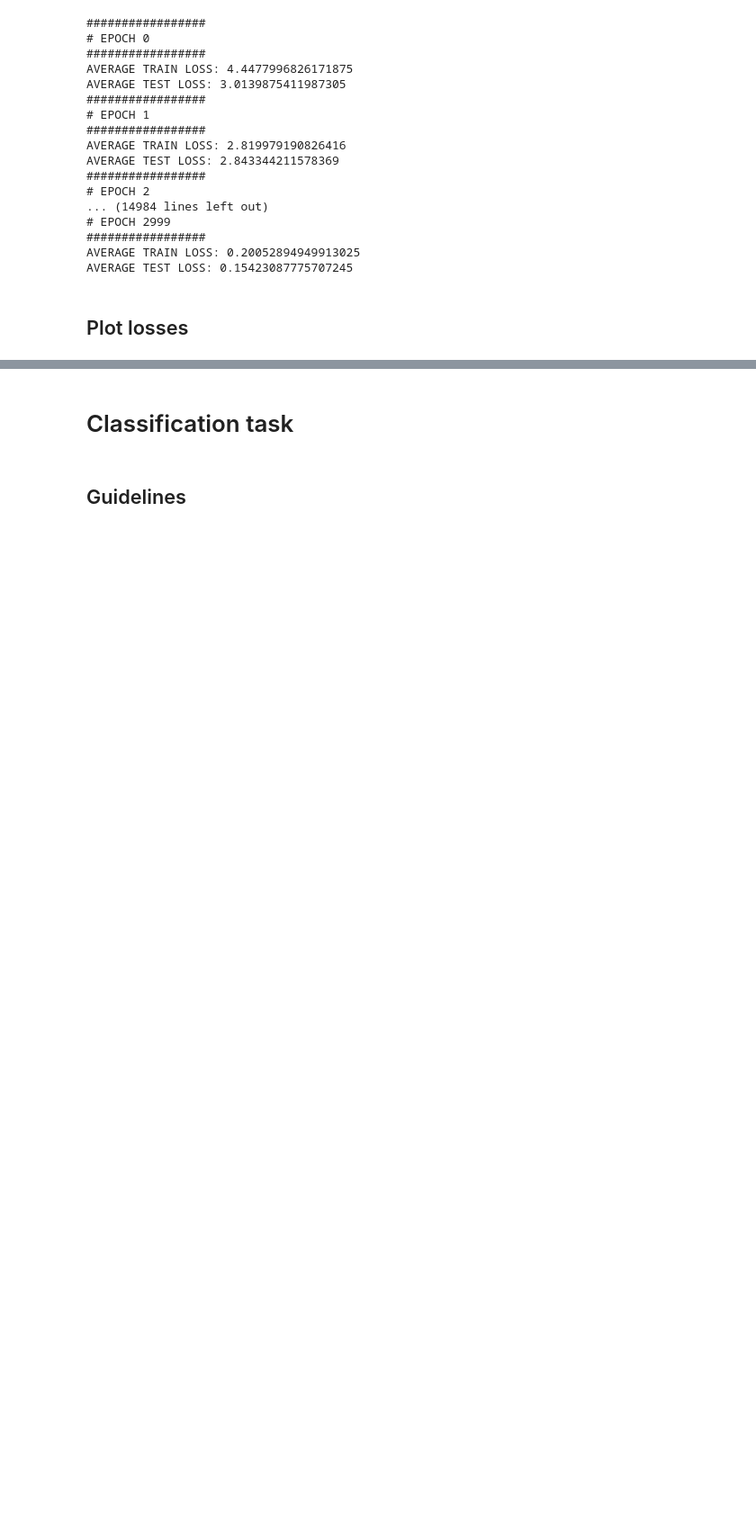
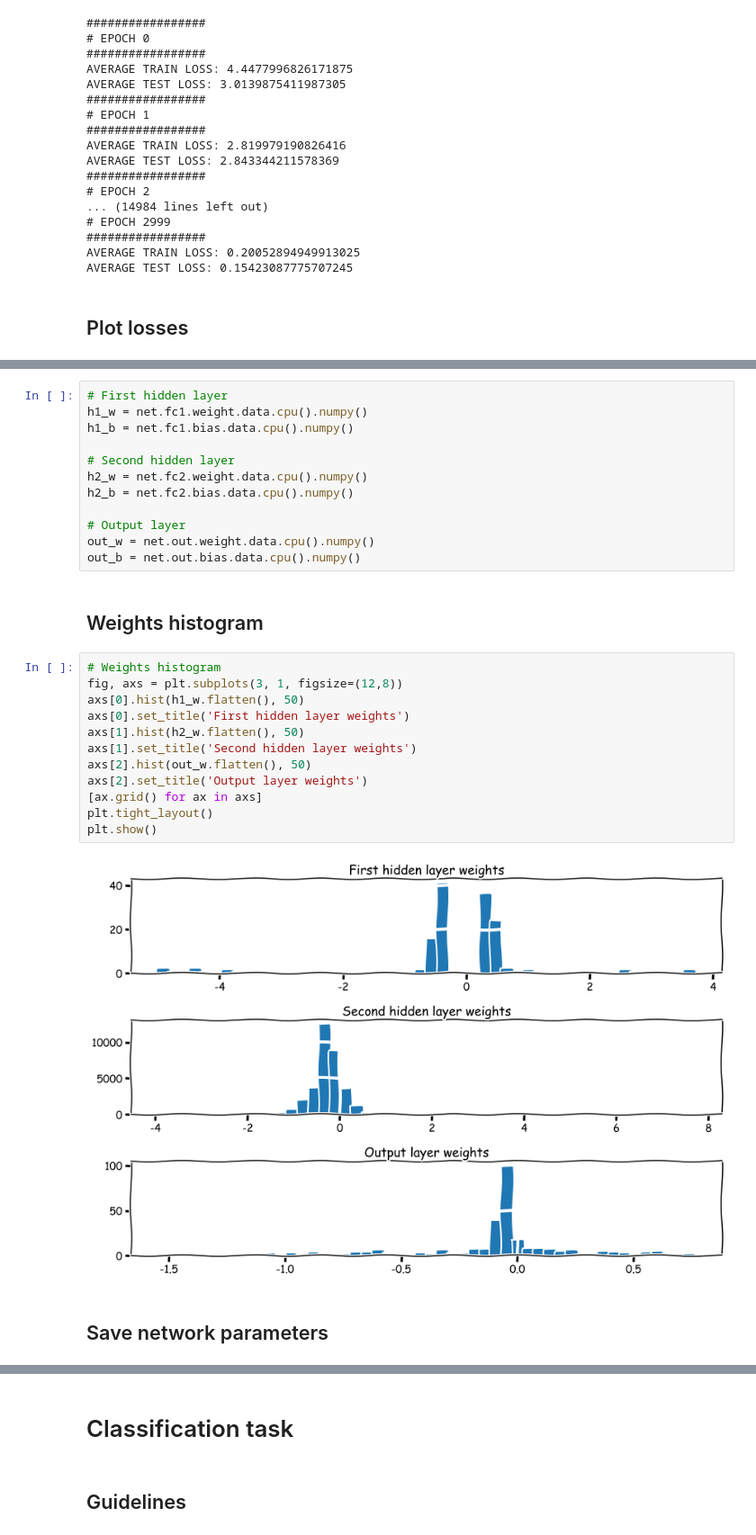
Before and after one commit to OSAKE-0/DeepLearningClassHW, a Jupyter notebook: Homework 1-20211112/nndl_2021__homework_1.ipynb, the cells around one changed output, grey strips where cells are left out. Shown at 90% size. Cells and saved outputs as stored; diff of their text form; blank space fills up the shorter version.

```diff
--- a/Homework 1-20211112/nndl_2021__homework_1.ipynb
+++ b/Homework 1-20211112/nndl_2021__homework_1.ipynb
@@ -401,0 +452,30 @@ plt.show()
+# %%
+# First hidden layer
+h1_w = net.fc1.weight.data.cpu().numpy()
+h1_b = net.fc1.bias.data.cpu().numpy()
+
+# Second hidden layer
+h2_w = net.fc2.weight.data.cpu().numpy()
+h2_b = net.fc2.bias.data.cpu().numpy()
+
+# Output layer
+out_w = net.out.weight.data.cpu().numpy()
+out_b = net.out.bias.data.cpu().numpy()
+# %% [markdown]
+## Weights histogram
+# %%
+# Weights histogram
+fig, axs = plt.subplots(3, 1, figsize=(12,8))
+axs[0].hist(h1_w.flatten(), 50)
+axs[0].set_title('First hidden layer weights')
+axs[1].hist(h2_w.flatten(), 50)
+axs[1].set_title('Second hidden layer weights')
+axs[2].hist(out_w.flatten(), 50)
+axs[2].set_title('Output layer weights')
+[ax.grid() for ax in axs]
+plt.tight_layout()
+plt.show()
+# %% [output]
+[figure, added]
+# %% [markdown]
+## Save network parameters
```
Also changed, not shown: parts of 16 cells of this notebook, 3 other files.
